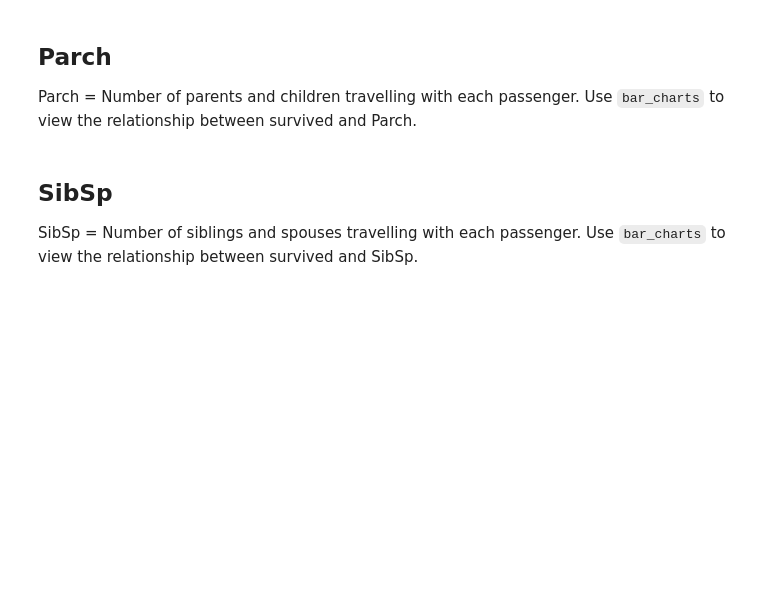
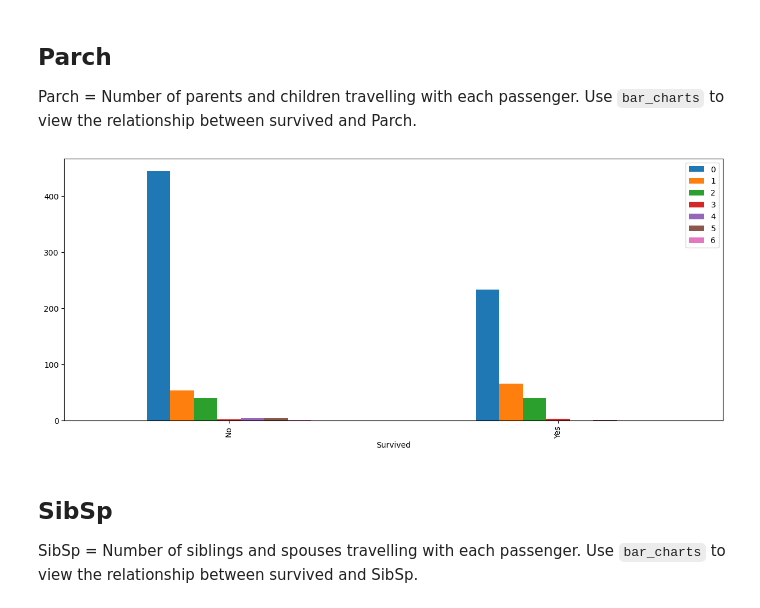
Before and after one commit to VeraLyu2022/iod, a Jupyter notebook: Module 2/Lab 2/IOD_Lab-2_2_1.ipynb, the cells around one changed output. Drawn from its saved outputs; the diff is of its cells as text; code cells hidden in the pictures; blank space fills up the shorter version.

```diff
--- a/Module 2/Lab 2/IOD_Lab-2_2_1.ipynb
+++ b/Module 2/Lab 2/IOD_Lab-2_2_1.ipynb
@@ -226,3 +263,9 @@ Parch = Number of parents and children travelling with each passenger. Use `bar_
+# %%
+# ANSWER
+bar_charts(titanic, 'Parch')
+# adults with children had more chances to survive, more than 50%. It didn't matter how many children they had tho.
+# %% [output]
+[figure, added]
 # %% [markdown]
 ## SibSp
 
```
Also changed, not shown: parts of 24 cells of this notebook, 2 other files.
